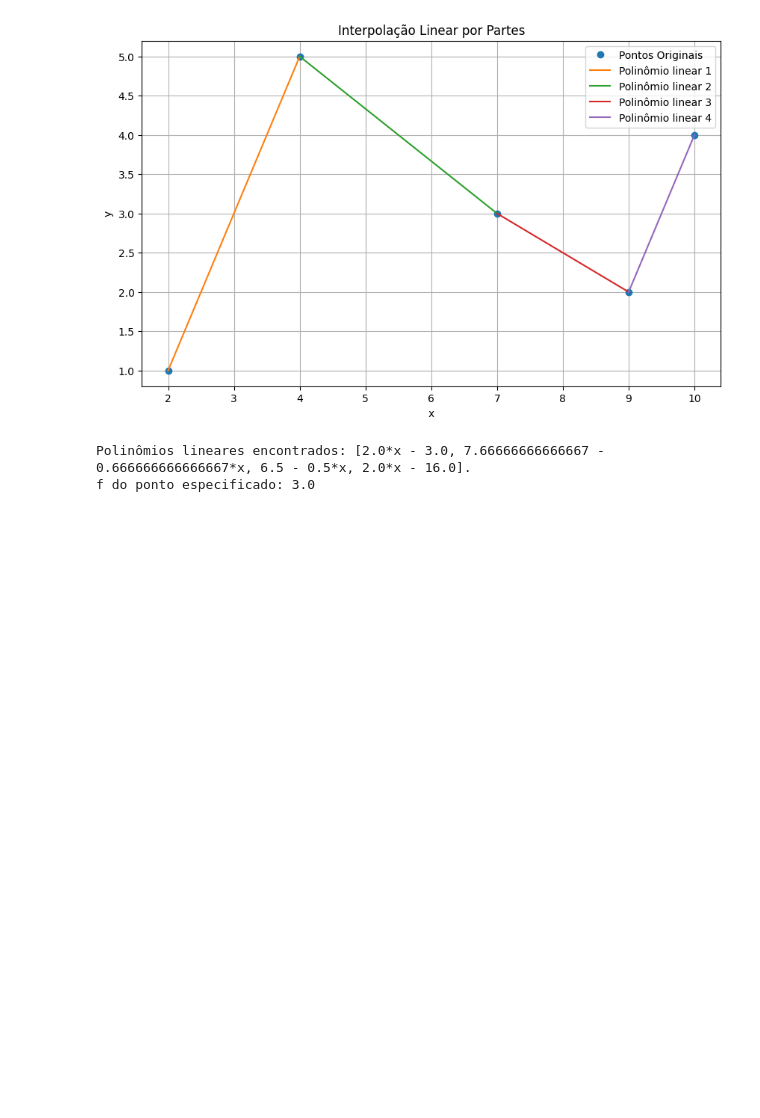
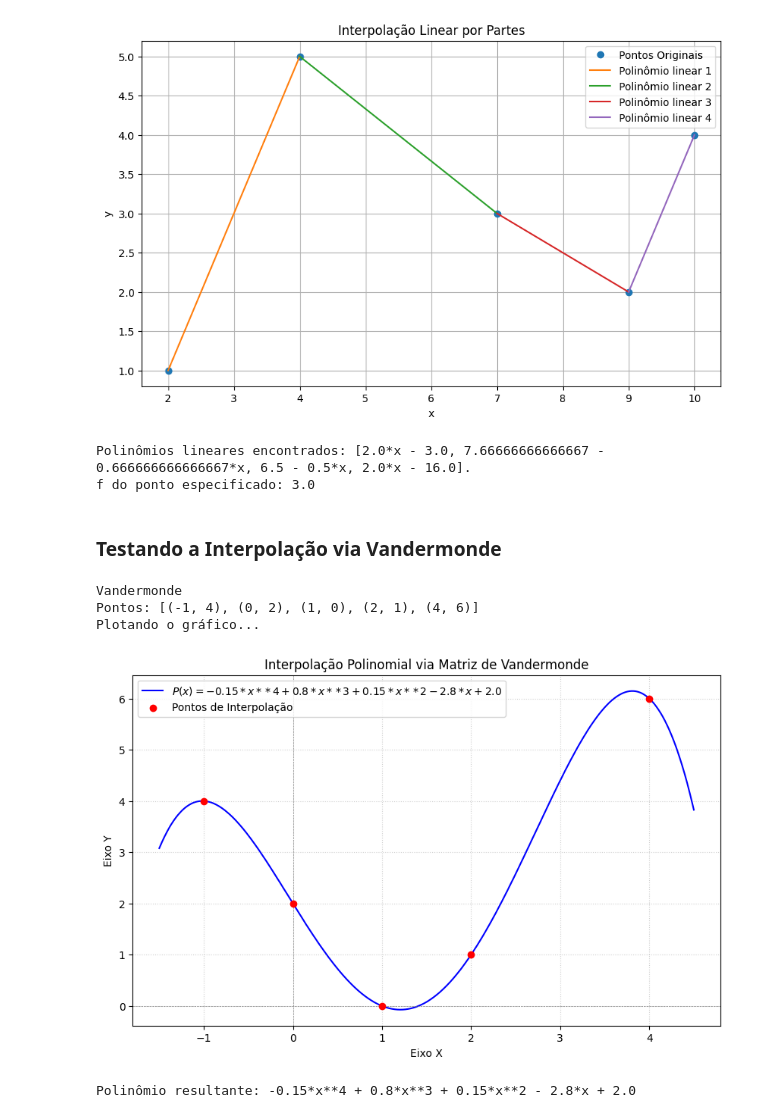
Before and after one commit to Mateus-Band/CB2325NumericaG07, a Jupyter notebook: notebooks_demos/interpolacao_demo.ipynb, the cells around one changed output. Drawn from its saved outputs; the diff is of its cells as text; code cells hidden in the pictures; blank space fills up the shorter version.

```diff
--- a/notebooks_demos/interpolacao_demo.ipynb
+++ b/notebooks_demos/interpolacao_demo.ipynb
@@ -57,3 +96,24 @@ print(f'Polinômios lineares encontrados: {pols}. \nf do ponto especificado: {y}
 [figure]
 Polinômios lineares encontrados: [2.0*x - 3.0, 7.66666666666667 - 0.666666666666667*x, 6.5 - 0.5*x, 2.0*x - 16.0].
 f do ponto especificado: 3.0
+# %% [markdown]
+### Testando a Interpolação via Vandermonde
+# %%
+# Plotando polinômios encontrados via método da Matriz de Vandermonde
+
+print('\nVandermonde')
+pontos_Vandermonde = [(-1,4), (0, 2), (1,0), (2, 1), (4, 6)]
+
+print(f"Pontos: {pontos_Vandermonde}")
+
+print("Plotando o gráfico...")
+
+polinomio_vand = interp_vand(pontos_Vandermonde, plotar=True)
+
+print(f"Polinômio resultante: {polinomio_vand}")
+# %% [output]
+Vandermonde
+Pontos: [(-1, 4), (0, 2), (1, 0), (2, 1), (4, 6)]
+Plotando o gráfico...
+[figure, added]
+Polinômio resultante: -0.15*x**4 + 0.8*x**3 + 0.15*x**2 - 2.8*x + 2.0
```
Also changed, not shown: parts of 4 cells of this notebook.
